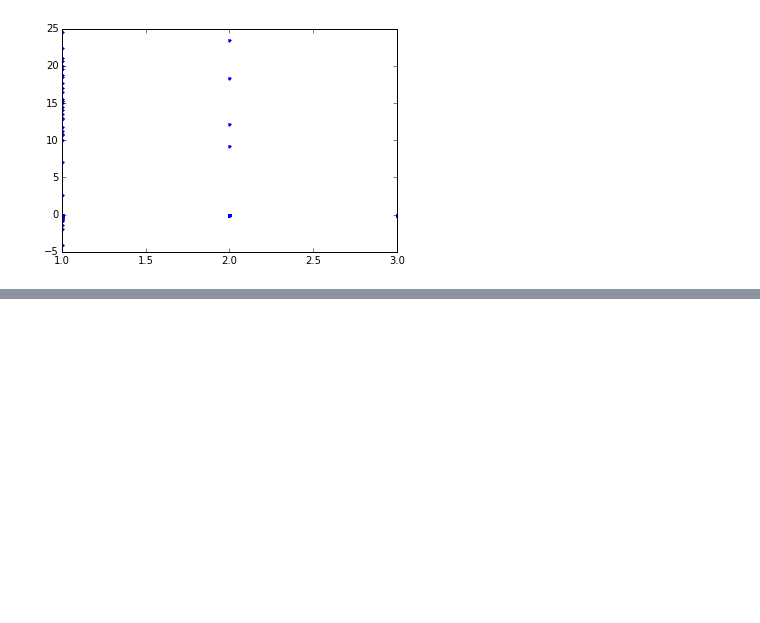
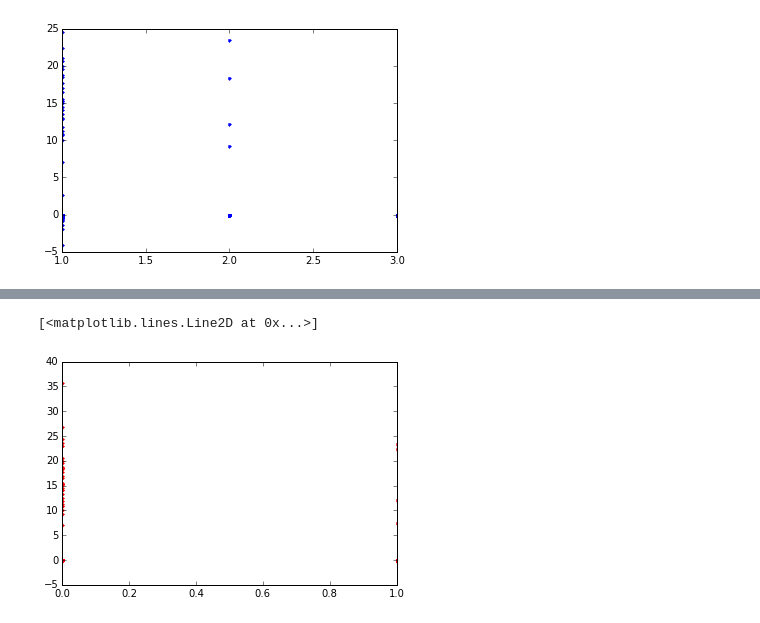
Before and after one commit to strin/HeteroSampler, a Jupyter notebook: notebook/ner/reward_decompose.ipynb, the cells around one changed output, grey strips where cells are left out. Drawn from its saved outputs; the diff is of its cells as text; code cells hidden in the pictures; blank space fills up the shorter version.

```diff
--- a/notebook/ner/reward_decompose.ipynb
+++ b/notebook/ner/reward_decompose.ipynb
@@ -96,0 +120,5 @@ plot(log(np))
+# %%
+plot(ner_disagree_r, reward, 'r.')
+# %% [output]
+[<matplotlib.lines.Line2D at 0x...>]
+[figure, added]
```
Also changed, not shown: parts of 4 cells of this notebook, 2 other files.
